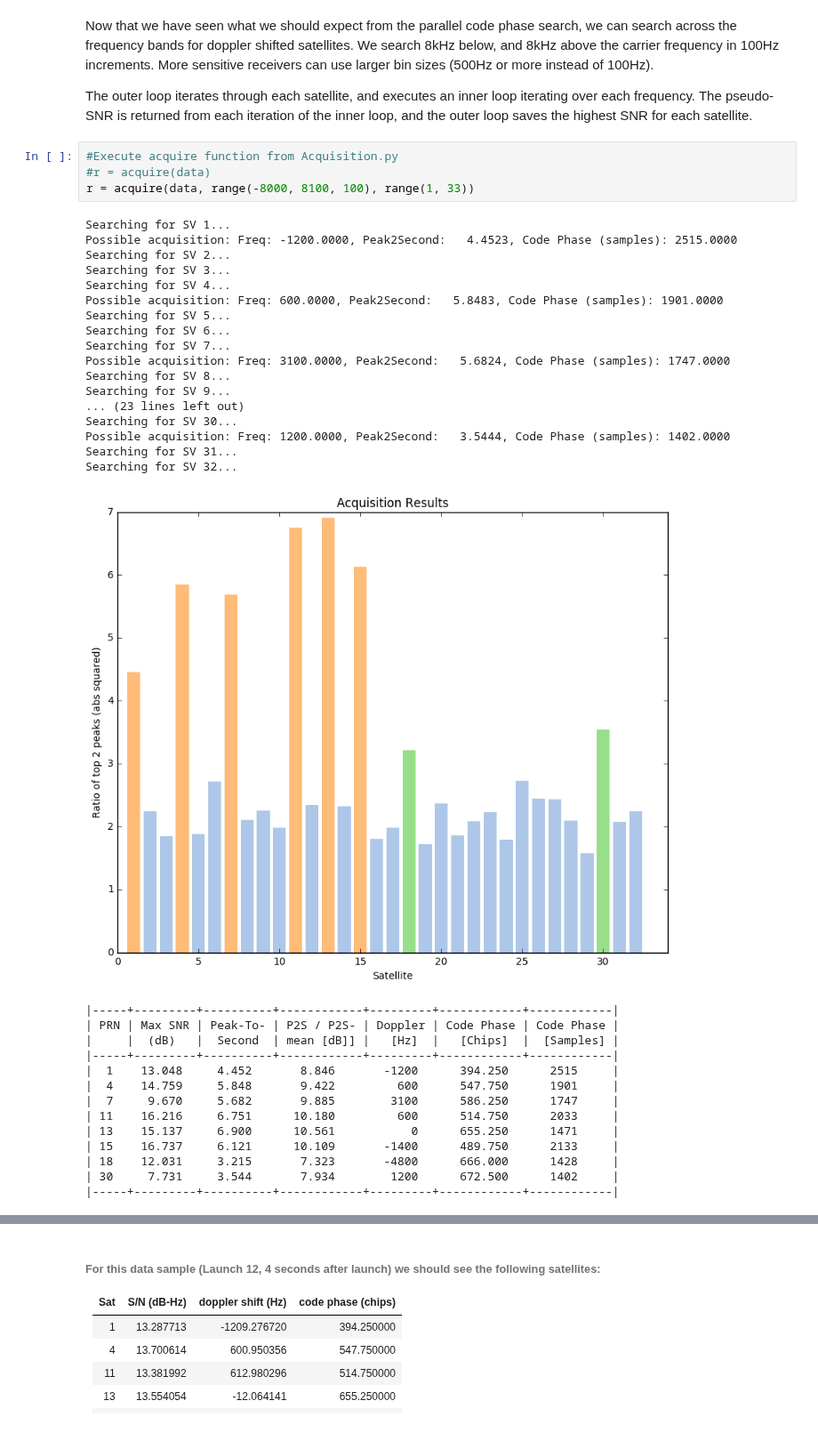
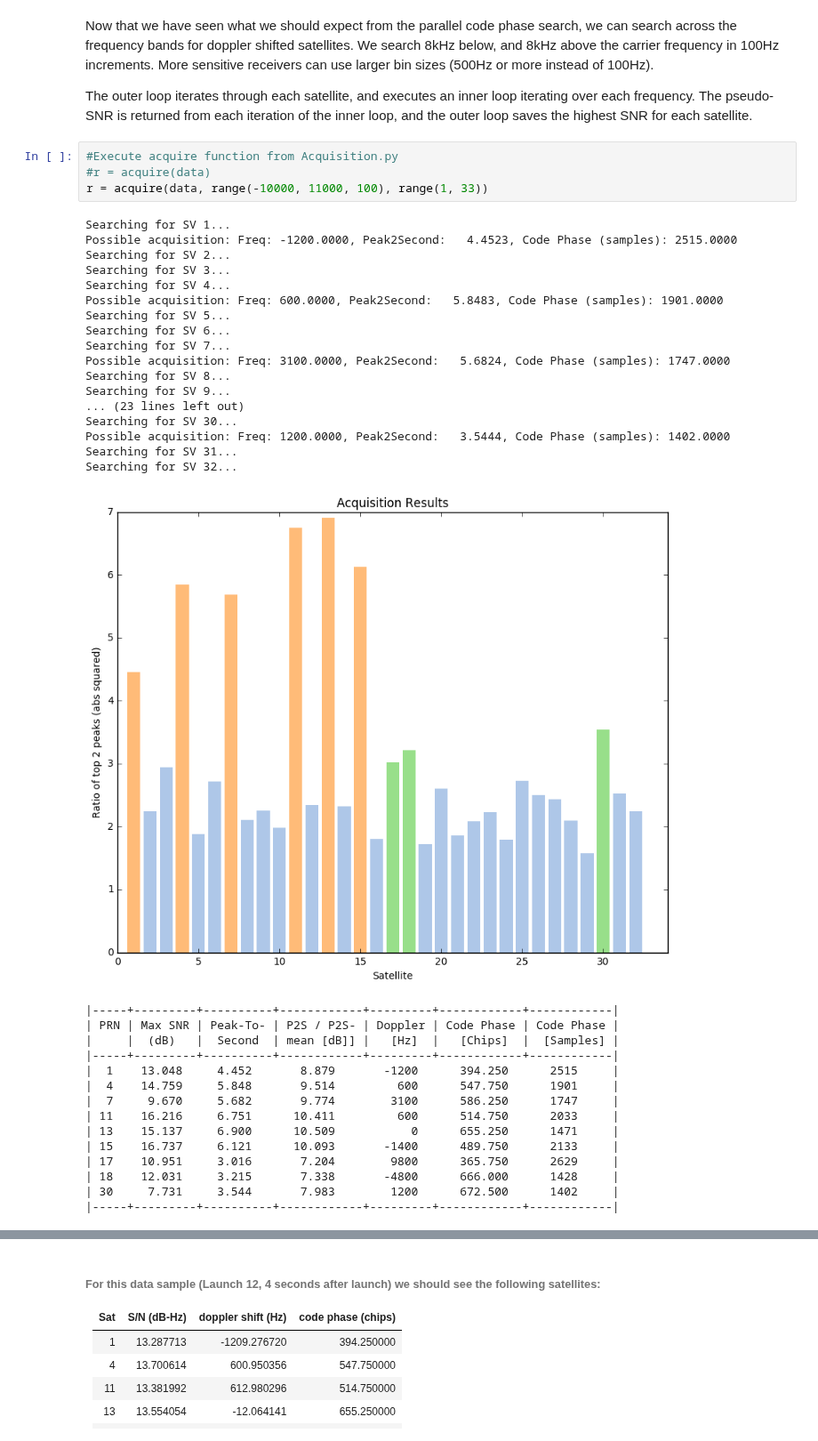
Before and after one commit to psas/gps, a Jupyter notebook: notebooks/Acquisition.ipynb, the cells around one changed output, grey strips where cells are left out. Shown at 89% size. Saved outputs shown, nothing was run; the diff lists cells and outputs as text.

```diff
--- a/notebooks/Acquisition.ipynb
+++ b/notebooks/Acquisition.ipynb
@@ -226,38 +226,39 @@ The outer loop iterates through each satellite, and executes an inner loop itera
 # %%
 #Execute acquire function from Acquisition.py
 #r = acquire(data)
-r = acquire(data, range(-8000, 8100, 100), range(1, 33))
+r = acquire(data, range(-10000, 11000, 100), range(1, 33))
 # %% [output]
 Searching for SV 1...
 Possible acquisition: Freq: -1200.0000, Peak2Second:   4.4523, Code Phase (samples): 2515.0000
 Searching for SV 2...
 Searching for SV 3...
 Searching for SV 4...
 Possible acquisition: Freq: 600.0000, Peak2Second:   5.8483, Code Phase (samples): 1901.0000
 Searching for SV 5...
 Searching for SV 6...
 Searching for SV 7...
 Possible acquisition: Freq: 3100.0000, Peak2Second:   5.6824, Code Phase (samples): 1747.0000
 Searching for SV 8...
 Searching for SV 9...
 ... (23 lines left out)
 Searching for SV 30...
 Possible acquisition: Freq: 1200.0000, Peak2Second:   3.5444, Code Phase (samples): 1402.0000
 Searching for SV 31...
 Searching for SV 32...
-[figure, old version]
+[figure, new version]
 |-----+---------+----------+------------+---------+------------+------------|
 | PRN | Max SNR | Peak-To- | P2S / P2S- | Doppler | Code Phase | Code Phase |
 |     |  (dB)   |  Second  | mean [dB]] |   [Hz]  |   [Chips]  |  [Samples] |
 |-----+---------+----------+------------+---------+------------+------------|
-|  1    13.048     4.452       8.846       -1200      394.250      2515     |
-|  4    14.759     5.848       9.422         600      547.750      1901     |
-|  7     9.670     5.682       9.885        3100      586.250      1747     |
-| 11    16.216     6.751      10.180         600      514.750      2033     |
-| 13    15.137     6.900      10.561           0      655.250      1471     |
-| 15    16.737     6.121      10.109       -1400      489.750      2133     |
-| 18    12.031     3.215       7.323       -4800      666.000      1428     |
-| 30     7.731     3.544       7.934        1200      672.500      1402     |
+|  1    13.048     4.452       8.879       -1200      394.250      2515     |
+|  4    14.759     5.848       9.514         600      547.750      1901     |
+|  7     9.670     5.682       9.774        3100      586.250      1747     |
+| 11    16.216     6.751      10.411         600      514.750      2033     |
+| 13    15.137     6.900      10.509           0      655.250      1471     |
+| 15    16.737     6.121      10.093       -1400      489.750      2133     |
+| 17    10.951     3.016       7.204        9800      365.750      2629     |
+| 18    12.031     3.215       7.338       -4800      666.000      1428     |
+| 30     7.731     3.544       7.983        1200      672.500      1402     |
 |-----+---------+----------+------------+---------+------------+------------|
 # %%
 print("|-----+---------+----------+------------+---------+------------+------------|")
```
Also changed, not shown: parts of 1 cell of this notebook, 1 other file.
